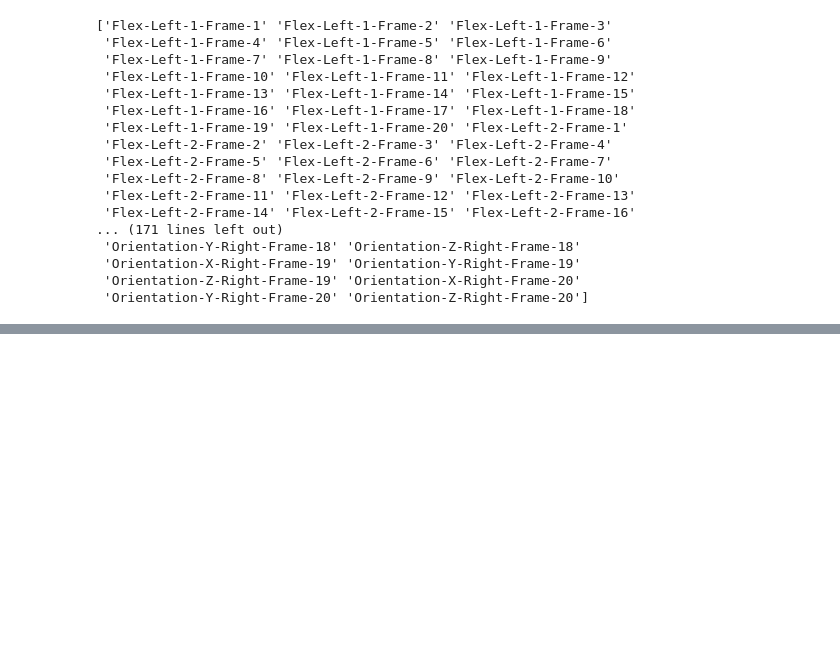
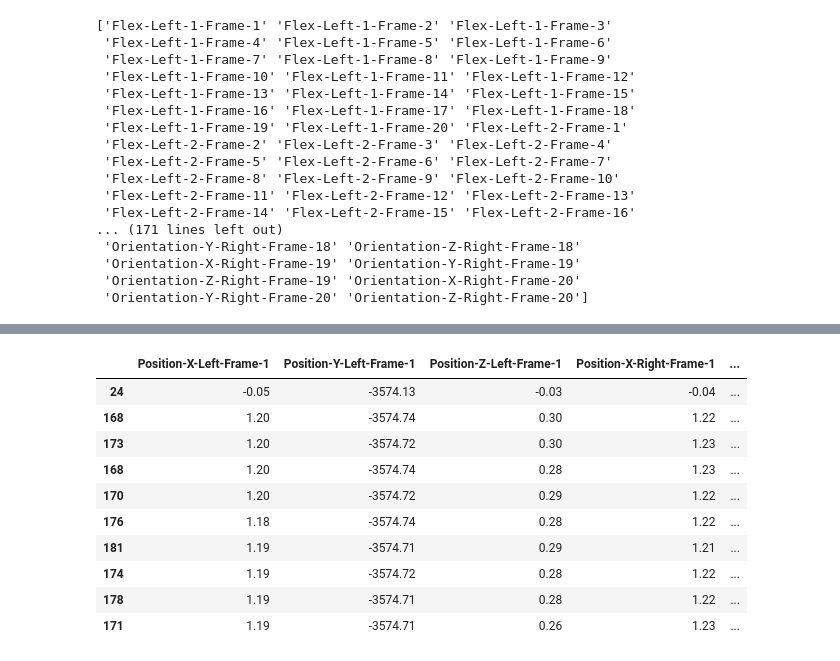
Before and after one commit to MouadFiali/magic-gloves, a Jupyter notebook: sensor_data_eda.ipynb, the cells around one changed output, grey strips where cells are left out. Cells and saved outputs as stored; diff of their text form; code cells hidden in the pictures; blank space fills up the shorter version.

```diff
--- a/sensor_data_eda.ipynb
+++ b/sensor_data_eda.ipynb
@@ -41 +41,16 @@ df.head()
 5 rows × 440 columns
+# %%
+# print position columns (x, y, z)
+df[['Position-X-Left-Frame-1','Position-Y-Left-Frame-1','Position-Z-Left-Frame-1', 'Position-X-Right-Frame-1','Position-Y-Right-Frame-1','Position-Z-Right-Frame-1']].head(10)
+# %% [output]
+|  | Position-X-Left-Frame-1 | Position-Y-Left-Frame-1 | Position-Z-Left-Frame-1 | Position-X-Right-Frame-1 | ... |
+| 24 | -0.05 | -3574.13 | -0.03 | -0.04 | ... |
+| 168 | 1.20 | -3574.74 | 0.30 | 1.22 | ... |
+| 173 | 1.20 | -3574.72 | 0.30 | 1.23 | ... |
+| 168 | 1.20 | -3574.74 | 0.28 | 1.23 | ... |
+| 170 | 1.20 | -3574.72 | 0.29 | 1.22 | ... |
+| 176 | 1.18 | -3574.74 | 0.28 | 1.22 | ... |
+| 181 | 1.19 | -3574.71 | 0.29 | 1.21 | ... |
+| 174 | 1.19 | -3574.72 | 0.28 | 1.22 | ... |
+| 178 | 1.19 | -3574.71 | 0.28 | 1.22 | ... |
+| 171 | 1.19 | -3574.71 | 0.26 | 1.23 | ... |
```
Also changed, not shown: parts of 8 cells of this notebook, 2 other files.
